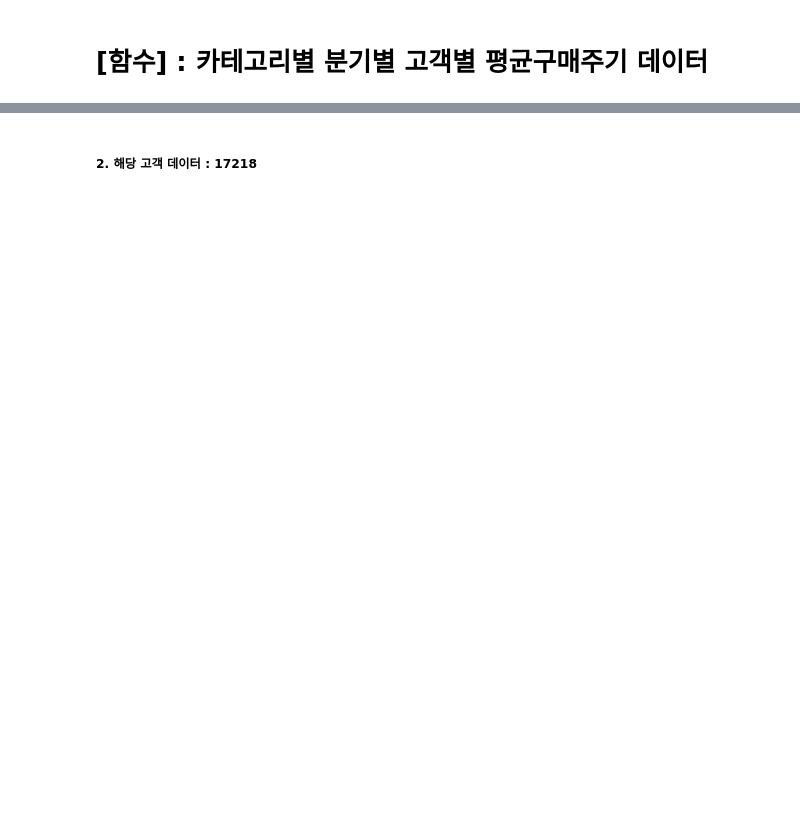
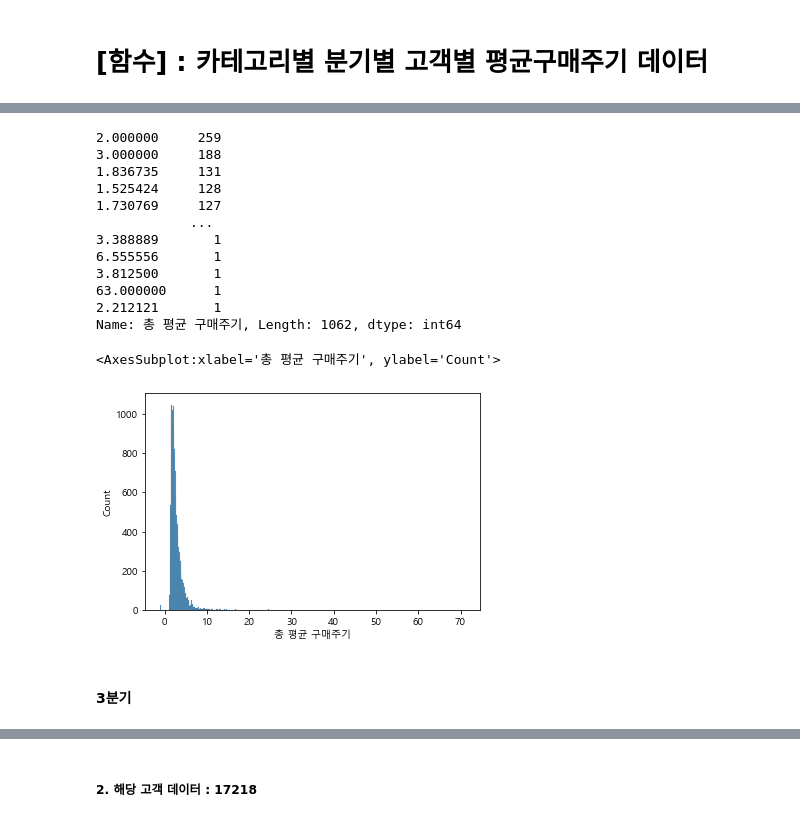
Before and after one commit to leejunghyunA/second_projects, a Jupyter notebook: R_평균구매주기_1022_정현.ipynb, the cells around one changed output, grey strips where cells are left out. Drawn from its saved outputs; the diff is of its cells as text; code cells hidden in the pictures; blank space fills up the shorter version.

```diff
--- a/R_평균구매주기_1022_정현.ipynb
+++ b/R_평균구매주기_1022_정현.ipynb
@@ -502,0 +852,4 @@ Q_8 = out_q_df(q8)
+# %%
+# 총 평균추가
+R_total_Q2 = out_q_total_df(q2, Q_2)
+R_total_Q2.head()
@@ -502,0 +863,20 @@ Q_8 = out_q_df(q8)
+# %%
+print(R_total_Q2['총 평균 구매주기'].value_counts())
+sns.histplot(R_total_Q2['총 평균 구매주기'])
+# %% [output]
+2.000000     259
+3.000000     188
+1.836735     131
+1.525424     128
+1.730769     127
+            ...
+3.388889       1
+6.555556       1
+3.812500       1
+63.000000      1
+2.212121       1
+Name: 총 평균 구매주기, Length: 1062, dtype: int64
+<AxesSubplot:xlabel='총 평균 구매주기', ylabel='Count'>
+[figure, added]
+# %% [markdown]
+#### 3분기
```
Also changed, not shown: parts of 134 cells of this notebook, 8 other files.
